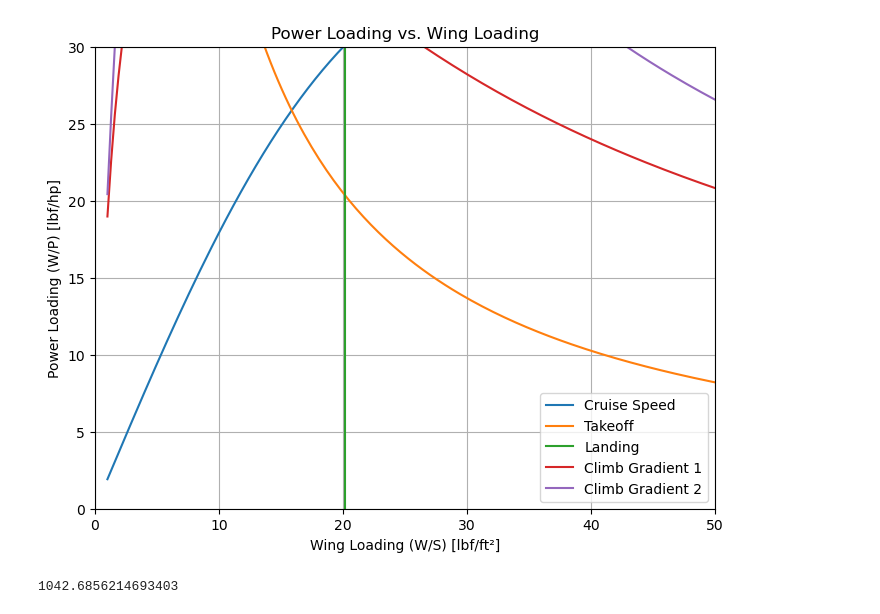
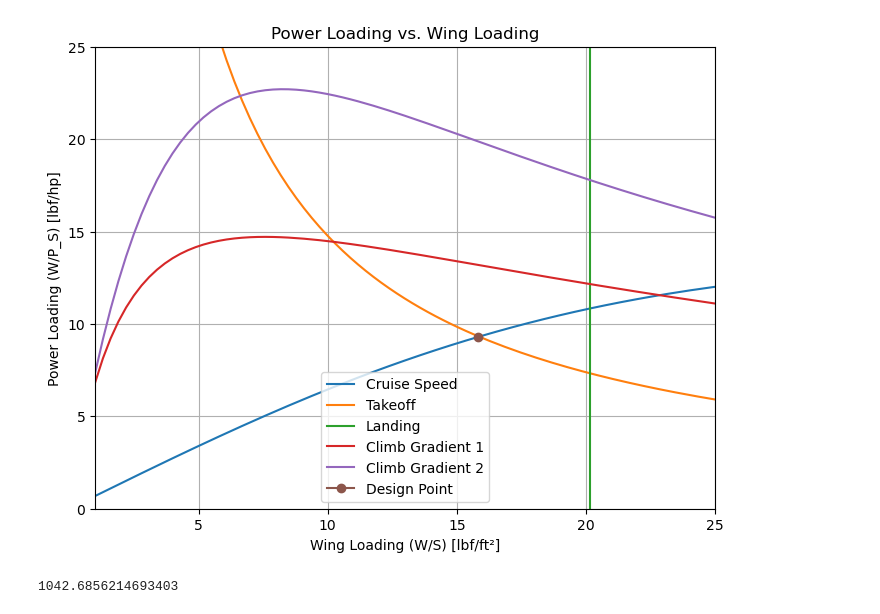
Before and after one commit to VaishnaviK003/Group9-EAE-130-A-B-UCDavis-2025-GatewayToBlueSkies, a Jupyter notebook: A4_powerplant_1cd.ipynb, the cells around one changed output. Drawn from its saved outputs; the diff is of its cells as text; code cells hidden in the pictures.

```diff
--- a/A4_powerplant_1cd.ipynb
+++ b/A4_powerplant_1cd.ipynb
@@ -198,44 +198,49 @@ eta_g = 0.6
 # Wing loading range (W/S) in lbf/ft^2
 WS_range = math.linspace(1, 300, 1000)
 
 # Plot W/P vs. W/S
 plt.figure(figsize=(8,6))
 #for eta_p in eta_p_values:
 #WP = eta_p * (cL_max_cruise/cD_max_cruise) * math.sqrt((rho * cL_max_cruise) / (2 * WS_range))
-PW_cruise = eta_g * cruise(WS_range)
-PW_takeoff = eta_g * takeoff(WS_range)
+PW_cruise = cruise(WS_range)
+PW_takeoff = takeoff(WS_range)
 WS_landing = landing_WS() * math.ones(len(WS_range))
 climb1, climb2 = climb(WS_range)
 climb3, climb4 = balked_climb(WS_range)
 
+PW_cruise_s = PW_cruise / eta_p
+PW_takeoff_s = PW_takeoff / eta_p
+PW_climb2 = climb2 / eta_p
+PW_climb4 = climb4 / eta_p
+
 #plt.plot(WS_range, WP, label= "trial1")
-plt.plot(WS_range, 1/PW_cruise, label=f'Cruise Speed')
-plt.plot(WS_range, 1/PW_takeoff, label=f'Takeoff')
+plt.plot(WS_range, 1/PW_cruise_s, label=f'Cruise Speed')
+plt.plot(WS_range, 1/PW_takeoff_s, label=f'Takeoff')
 plt.plot(WS_landing, math.linspace(0, 300, len(WS_range)), label=f'Landing')
-plt.plot(WS_range, 1/(eta_g * climb2), label=f'Climb Gradient 1')
-plt.plot(WS_range, 1/ (eta_g * climb4), label=f'Climb Gradient 2')
+plt.plot(WS_range, 1/(PW_climb2), label=f'Climb Gradient 1')
+plt.plot(WS_range, 1/ (PW_climb4), label=f'Climb Gradient 2')
+plt.plot(15.8, 9.3, label='Design Point', marker = "o")
 
-
-plt.xlim(0, 50)
-plt.ylim(0, 30)
+plt.xlim(1, 25)
+plt.ylim(0, 25)
 
 # Labels and legend
 plt.xlabel("Wing Loading (W/S) [lbf/ft²]")
-plt.ylabel("Power Loading (W/P) [lbf/hp]")
+plt.ylabel("Power Loading (W/P_S) [lbf/hp]")
 plt.title("Power Loading vs. Wing Loading")
 plt.legend()
 plt.grid(True)
 plt.show()
 
 
 #thurst = m_dot * (v_jet - v_inf)
 
 #power_available = thurst * v_inf
 
 #eta_p1 = power_available / (power_available + (0.5 * m_dot * (v_jet - v_inf)**2))
 #eta_p2 = 2 / (1 + (v_jet / v_inf))
 # %% [output]
-[figure, old version]
+[figure, new version]
 # %%
 ###############################
 #### PART 2 #####
```
